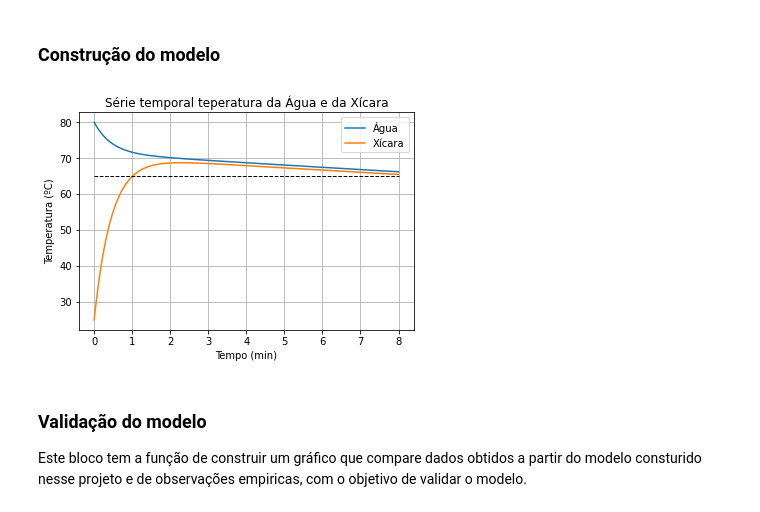
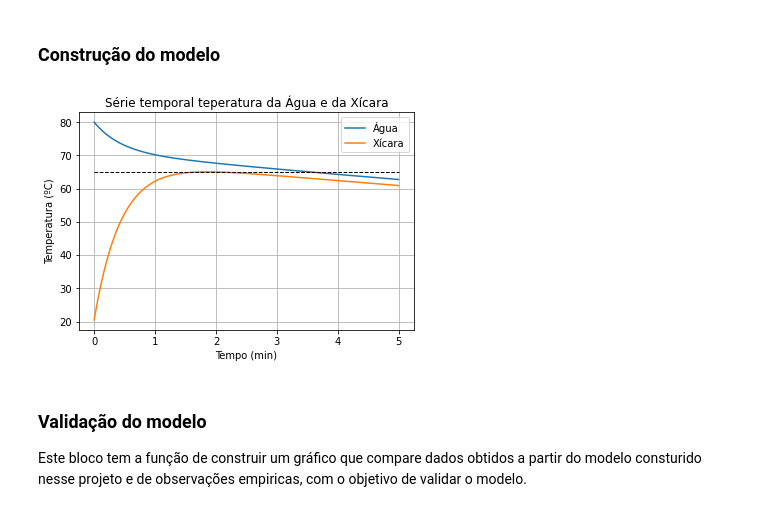
Before and after one commit to rodme02/Projeto_2_ModSim, a Jupyter notebook: Projeto_2.ipynb, the cells around one changed output. Cells and saved outputs as stored; diff of their text form; code cells hidden in the pictures.

```diff
--- a/Projeto_2.ipynb
+++ b/Projeto_2.ipynb
@@ -41,7 +41,7 @@ from scipy.integrate import odeint
 import matplotlib.pyplot as plt
 # %%
 # Coeficiente de transferência convectiva do Ar (em W/(m² ⋅ K))
-h_ar = 10
+h_ar = 25
 
 # Coeficientes de Condutividade Térmica (em W/(m² ⋅ K))
 K_ambiente = 0.58
@@ -57,7 +57,7 @@ D_agua     = 1000
 
 # Tempraturas (em ºC)
 # Embora o projeto utilize unidades do sistema internacional, as variações de temperatura em ºC são as mesmas em K.
-T_ambiente   = 25
+T_ambiente   = 20.5
 T0_xicara    = T_ambiente
 T_agua_ideal = 65
 
@@ -110,44 +110,44 @@ def modelo (T,t):
     dTadt = dUadt / (m_agua * c_agua)
     dTrdt = dUrdt / (m_xicara * c_ceramica)
 
-    dxdt = (dTadt, dTrdt)
+    dTdt = (dTadt, dTrdt)
 
-    return dxdt
+    return dTdt
 # %%
 # Tempo (em s)
-dt = 1e-2
-t_max = 480
+dt = 1e-1
+t_max = 300
 tempo_seg = np.arange(0, t_max, dt)
 
 # Tempo (em min)
 tempo_min = tempo_seg / 60
 
 # Temperaturas Iniciais (em ºC)
 T0_agua = 80
 T0 = (T0_agua, T0_xicara)
 
 # Implementação do modelo
 T_list = odeint(modelo, T0, tempo_seg)
 
 # Lista das temperaturas ao longo do tempo (em ºC)
 T_agua = T_list[:, 0]
 T_xicara = T_list[:, 1]
 
 # Plotagem do gráfico
 plt.plot(tempo_min, T_agua, label='Água')
 plt.plot(tempo_min, T_xicara, label='Xícara')
 
 plt.plot([tempo_min[0], tempo_min[-1]], [65, 65], "k--", lw=1)  # Linha de referencia da temperatura ideal da água
 
 plt.title('Série temporal teperatura da Água e da Xícara')
 plt.xlabel('Tempo (min)')
 plt.ylabel('Temperatura (ºC)')
 plt.legend()
 plt.grid()
 plt.savefig('temperatura.png', dpi=300, transparent=True)
 plt.show()
 # %% [output]
-[figure, old version]
+[figure, new version]
 # %% [markdown]
 ### Validação do modelo
 
```
Also changed, not shown: parts of 5 cells of this notebook, 4 other files.
